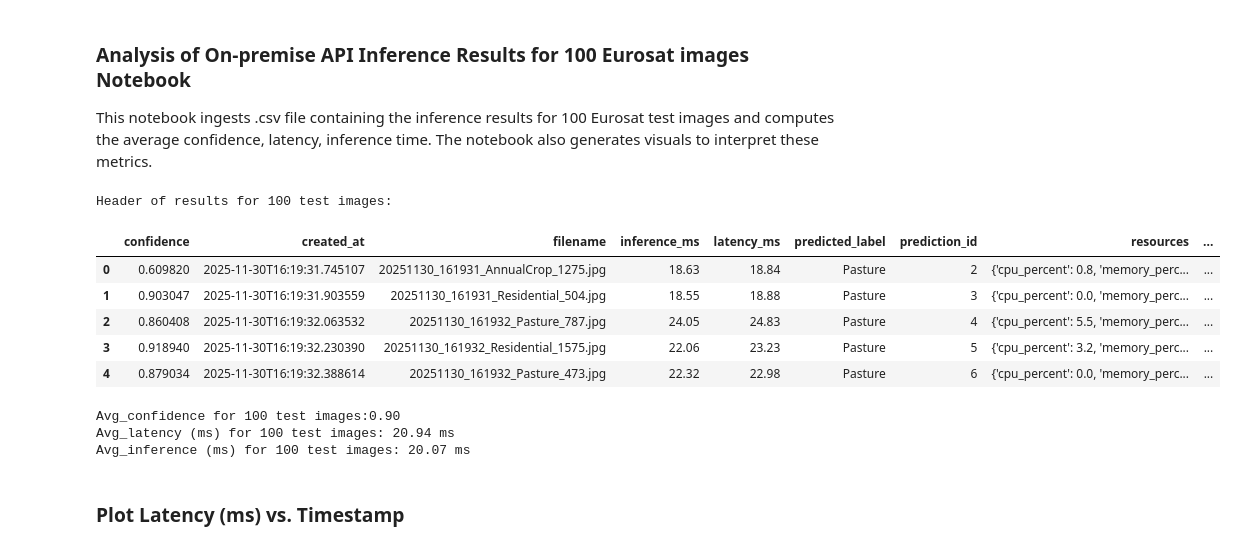
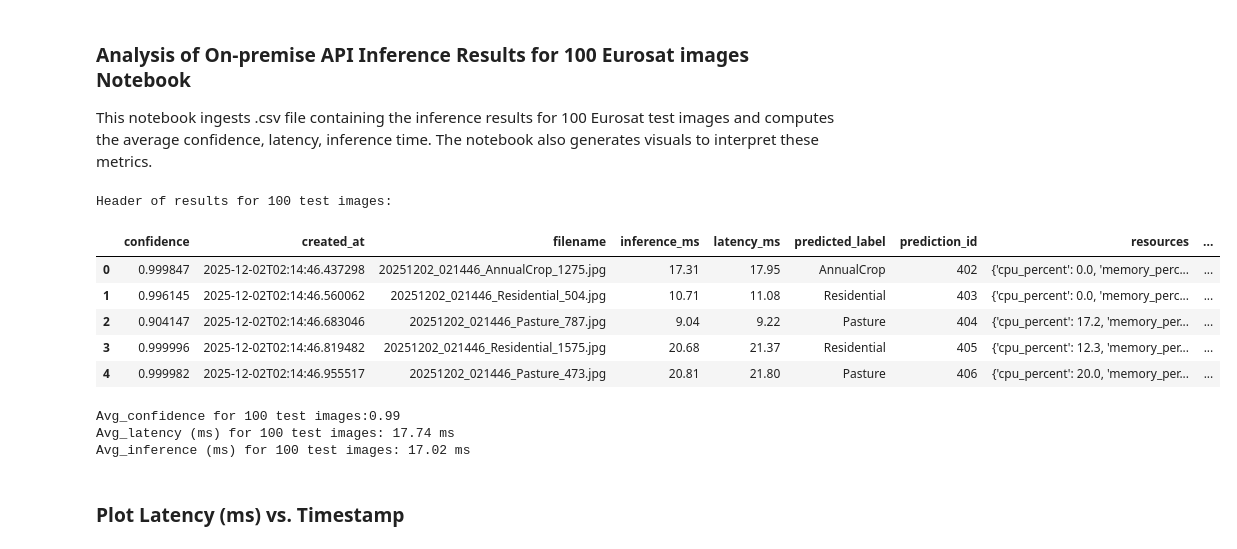
Before and after one commit to beas28la/AWS-Serverless-Image-Recognition-Pipeline, a Jupyter notebook: onprem-ml-batch-test/inference_analysis_notebook/test_batch_analysis.ipynb, the cells around one changed output. Cells and saved outputs as stored; diff of their text form; code cells hidden in the pictures.

```diff
--- a/onprem-ml-batch-test/inference_analysis_notebook/test_batch_analysis.ipynb
+++ b/onprem-ml-batch-test/inference_analysis_notebook/test_batch_analysis.ipynb
@@ -5,39 +5,45 @@ This notebook ingests .csv file containing the inference results for 100 Eurosat
 # %%
 # Imports
 import pandas as pd
 import numpy as np
 import matplotlib.pyplot as plt
+import os
+from dotenv import load_dotenv
+import ast
+
+load_dotenv()
 
 # Read in .csv file saving the inference results
-batch_df = pd.read_csv("./api_results_100_images.csv") # Change to path to where your results .csv file is stored
+RESULTS_PATH = os.getenv("RESULT_CSV")
+batch_df = pd.read_csv(RESULTS_PATH) # Change to path to where your results .csv file is stored
 print("Header of results for 100 test images:")
 # Check header of csv file
 display(batch_df.head())
 
 # Compute average confidence over the 100 images
 avg_conf = batch_df["confidence"].mean()
 print(f"Avg_confidence for 100 test images:{avg_conf:.2f}")
 
 # Compute average full end-to-end API latency_ms over the 100 images
 # This is total time for file upload, file save, inference, DB insert, JSON serialization, and network return
 avg_latency = batch_df["latency_ms"].mean()
 print(f"Avg_latency (ms) for 100 test images: {avg_latency:.2f} ms")
 
 # Compute average inference_ms over the 100 images
 # This is the time taken to complete a forward pass and generate a prediction)
 avg_inference = batch_df["inference_ms"].mean()
 print(f"Avg_inference (ms) for 100 test images: {avg_inference:.2f} ms")
 # %% [output]
 Header of results for 100 test images:
 |  | confidence | created_at | filename | inference_ms | latency_ms | predicted_label | prediction_id | resources | ... |
-| 0 | 0.609820 | 2025-11-30T16:19:31.745107 | 20251130_161931_AnnualCrop_1275.jpg | 18.63 | 18.84 | Pasture | 2 | {'cpu_percent': 0.8, 'memory_perc... | ... |
-| 1 | 0.903047 | 2025-11-30T16:19:31.903559 | 20251130_161931_Residential_504.jpg | 18.55 | 18.88 | Pasture | 3 | {'cpu_percent': 0.0, 'memory_perc... | ... |
-| 2 | 0.860408 | 2025-11-30T16:19:32.063532 | 20251130_161932_Pasture_787.jpg | 24.05 | 24.83 | Pasture | 4 | {'cpu_percent': 5.5, 'memory_perc... | ... |
-| 3 | 0.918940 | 2025-11-30T16:19:32.230390 | 20251130_161932_Residential_1575.jpg | 22.06 | 23.23 | Pasture | 5 | {'cpu_percent': 3.2, 'memory_perc... | ... |
-| 4 | 0.879034 | 2025-11-30T16:19:32.388614 | 20251130_161932_Pasture_473.jpg | 22.32 | 22.98 | Pasture | 6 | {'cpu_percent': 0.0, 'memory_perc... | ... |
+| 0 | 0.999847 | 2025-12-02T02:14:46.437298 | 20251202_021446_AnnualCrop_1275.jpg | 17.31 | 17.95 | AnnualCrop | 402 | {'cpu_percent': 0.0, 'memory_perc... | ... |
+| 1 | 0.996145 | 2025-12-02T02:14:46.560062 | 20251202_021446_Residential_504.jpg | 10.71 | 11.08 | Residential | 403 | {'cpu_percent': 0.0, 'memory_perc... | ... |
+| 2 | 0.904147 | 2025-12-02T02:14:46.683046 | 20251202_021446_Pasture_787.jpg | 9.04 | 9.22 | Pasture | 404 | {'cpu_percent': 17.2, 'memory_per... | ... |
+| 3 | 0.999996 | 2025-12-02T02:14:46.819482 | 20251202_021446_Residential_1575.jpg | 20.68 | 21.37 | Residential | 405 | {'cpu_percent': 12.3, 'memory_per... | ... |
+| 4 | 0.999982 | 2025-12-02T02:14:46.955517 | 20251202_021446_Pasture_473.jpg | 20.81 | 21.80 | Pasture | 406 | {'cpu_percent': 20.0, 'memory_per... | ... |
-Avg_confidence for 100 test images:0.90
-Avg_latency (ms) for 100 test images: 20.94 ms
-Avg_inference (ms) for 100 test images: 20.07 ms
+Avg_confidence for 100 test images:0.99
+Avg_latency (ms) for 100 test images: 17.74 ms
+Avg_inference (ms) for 100 test images: 17.02 ms
 # %% [markdown]
 ### Plot Latency (ms) vs. Timestamp
 # %%
```
Also changed, not shown: parts of 2 cells of this notebook, 10 other files.
